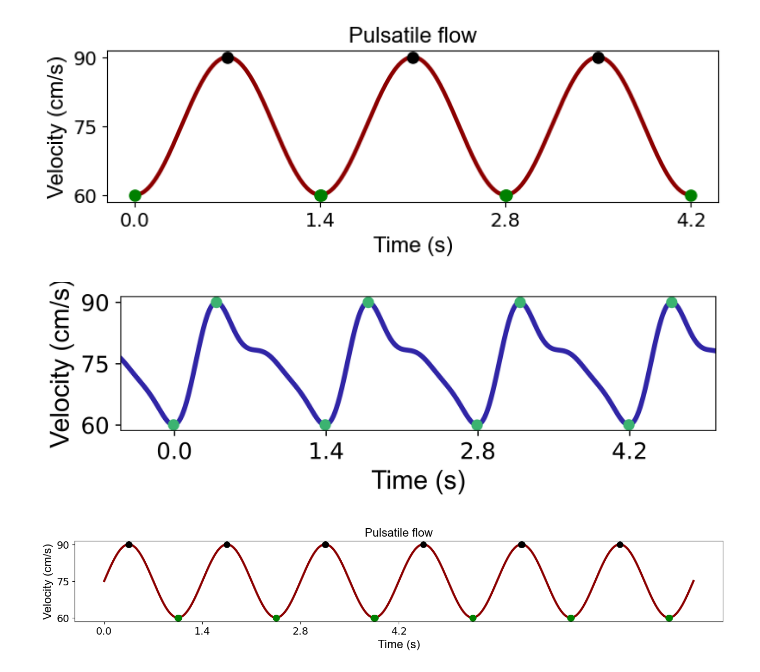
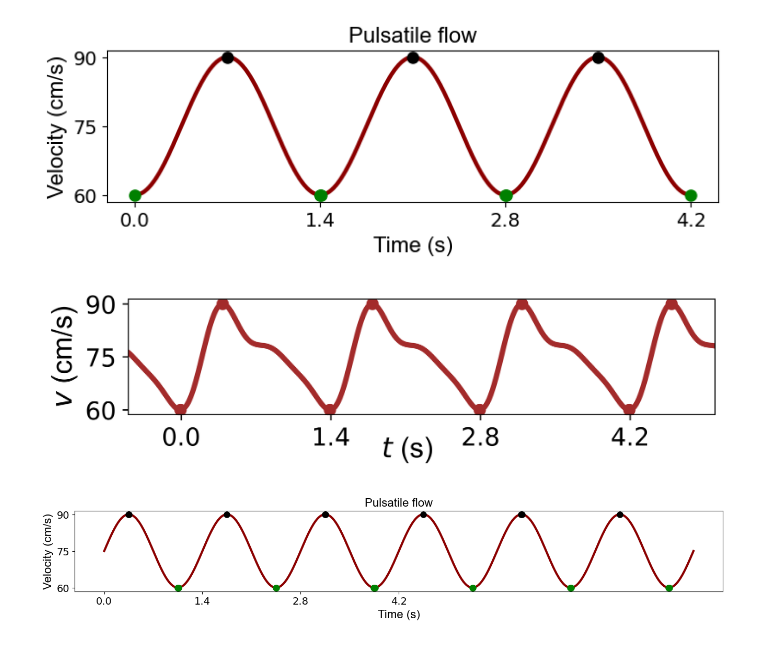
Before and after one commit to M-Medany/Ultrasound-induced-Particle-Dynamics-in-Pathological-Vascular-Vortices-, a Jupyter notebook: Plotting_filling_Aneurysm.ipynb, the cells around one changed output. Saved outputs shown, nothing was run; the diff lists cells and outputs as text; code cells hidden in the pictures.

```diff
--- a/Plotting_filling_Aneurysm.ipynb
+++ b/Plotting_filling_Aneurysm.ipynb
@@ -316,9 +549,13 @@ from scipy.signal import find_peaks
 from matplotlib.patches import Rectangle
 
 # === Aesthetic Constants ===
-main_color = "#120599DF"       # Deep purple
-trough_color = "#3CB371"       # Medium sea green
-peak_color = "#3CB371"         # Also green for consistency
+# main_color = "#083BA7"       # Deep purple
+# trough_color = "#083BA7"       # Medium sea green
+# peak_color = "#083BA7"         # Also green for consistency
+main_color = "#A32B2B"       # Deep purple
+trough_color = "#A32B2B"       # Medium sea green
+peak_color = "#A32B2B"
+
 
 # Sampling and time vector (from -1s to 5s)
 fs = 1000
@@ -339,7 +576,7 @@ y = (y - y.min()) / (y.max() - y.min())
 y = 60 + y * 30
 
 # Plot setup
-fig, ax = plt.subplots(figsize=(6, 2), dpi=600)
+fig, ax = plt.subplots(figsize=(6, 1.2), dpi=600)
 ax.plot(t, y, color=main_color, linewidth=3)
 
 # Find peaks and troughs
@@ -355,38 +592,39 @@ for p in peaks:
         ax.plot(t[p], y[p], 'o', color=peak_color, markersize=6, zorder=3)
 
 # Labels and ticks
-ax.set_xlabel('Time (s)', fontsize=16, fontname='Arial')
-ax.set_ylabel('Velocity (cm/s)', fontsize=16, fontname='Arial')
+ax.set_xlabel(r'$t$ (s)', fontsize=16, fontname='Arial')
+ax.xaxis.set_label_coords(0.475, -0.18)  # less negative = closer; try -0.06 … -0.10
+ax.set_ylabel(r'$v$ (cm/s)', fontsize=16, fontname='Arial')
 ax.set_xticks([0.0, 1.4, 2.8, 4.2])
 ax.set_yticks([60, 75, 90])
 ax.tick_params(axis='both', labelsize=14, direction='out', length=3, width=0.8)
 
 # Axis limits
 ax.set_xlim(-0.5, 5)
 ax.set_ylim(58.5, 91.5)
 
 # Bounding box
 ax.add_patch(Rectangle(
     (ax.get_xlim()[0], ax.get_ylim()[0]),
     ax.get_xlim()[1] - ax.get_xlim()[0],
     ax.get_ylim()[1] - ax.get_ylim()[0],
     linewidth=1.2, edgecolor='black', facecolor='none', zorder=5
 ))
 
 # Hide top/right spines
 for spine in ax.spines.values():
     spine.set_visible(False)
     # Show only left and bottom ticks
     ax.xaxis.set_ticks_position('bottom')
     ax.yaxis.set_ticks_position('left')
     # Increase font size of x and y tick numbers
     # ax.tick_params(axis='both', labelsize=16)
 # Finalize
-plt.tight_layout()
+# plt.tight_layout()
 plt.savefig('Pulsatile_velocity_final_aligned.png', dpi=600, bbox_inches='tight')
 plt.show()
 # %% [output]
-[figure, old version]
+[figure, new version]
 # %%
 import numpy as np
 import matplotlib.pyplot as plt
```
Also changed, not shown: parts of 7 cells of this notebook, 38 other files.
